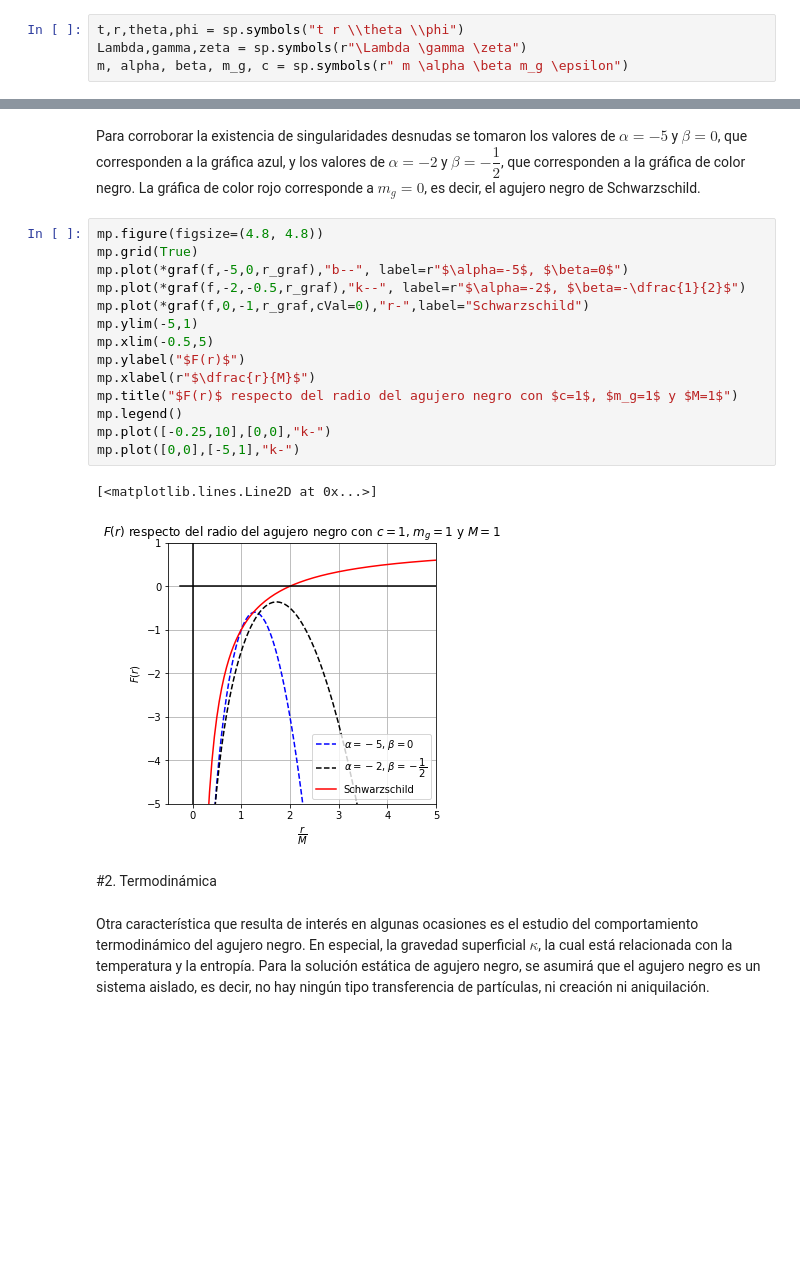
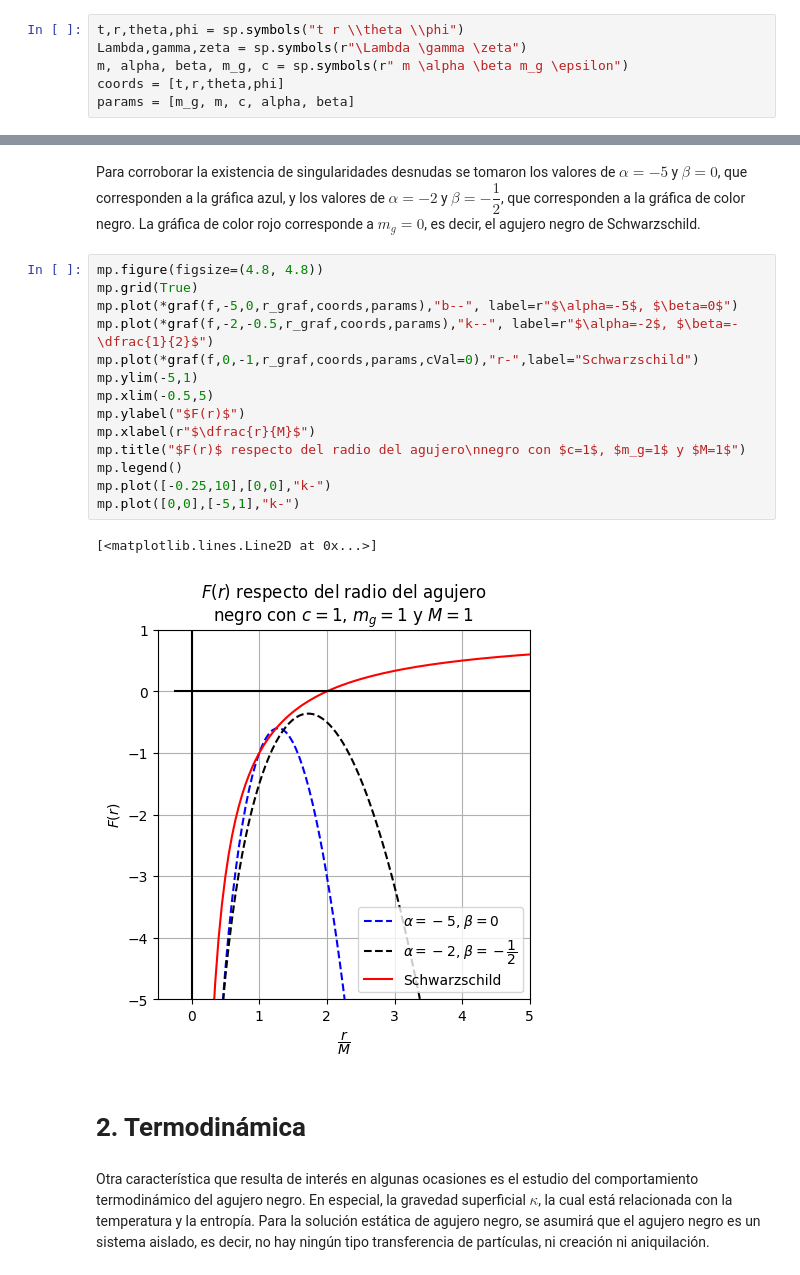
Before and after one commit to Jh0mpis/AgujerosNegrosdRGT, a Jupyter notebook: StaticSolutionProperties.ipynb, the cells around one changed output, grey strips where cells are left out. Drawn from its saved outputs; the diff is of its cells as text; blank space fills up the shorter version.

```diff
--- a/StaticSolutionProperties.ipynb
+++ b/StaticSolutionProperties.ipynb
@@ -30,6 +32,8 @@ Inicialmente, se definen las coordenadas con las que se trabajarán, estas son l
 t,r,theta,phi = sp.symbols("t r \\theta \\phi")
 Lambda,gamma,zeta = sp.symbols(r"\Lambda \gamma \zeta")
 m, alpha, beta, m_g, c = sp.symbols(r" m \alpha \beta m_g \epsilon")
+coords = [t,r,theta,phi]
+params = [m_g, m, c, alpha, beta]
 # %% [markdown]
 Los parámetos $\Lambda$, $\gamma$ y $\zeta$ dependen de los parámetros $\alpha$, $\beta$, $c$ y $m_g$  como sigue
 
@@ -292,22 +296,22 @@ Para corroborar la existencia de singularidades desnudas se tomaron los valores
 # %%
 mp.figure(figsize=(4.8, 4.8))
 mp.grid(True)
-mp.plot(*graf(f,-5,0,r_graf),"b--", label=r"$\alpha=-5$, $\beta=0$")
-mp.plot(*graf(f,-2,-0.5,r_graf),"k--", label=r"$\alpha=-2$, $\beta=-\dfrac{1}{2}$")
-mp.plot(*graf(f,0,-1,r_graf,cVal=0),"r-",label="Schwarzschild")
+mp.plot(*graf(f,-5,0,r_graf,coords,params),"b--", label=r"$\alpha=-5$, $\beta=0$")
+mp.plot(*graf(f,-2,-0.5,r_graf,coords,params),"k--", label=r"$\alpha=-2$, $\beta=-\dfrac{1}{2}$")
+mp.plot(*graf(f,0,-1,r_graf,coords,params,cVal=0),"r-",label="Schwarzschild")
 mp.ylim(-5,1)
 mp.xlim(-0.5,5)
 mp.ylabel("$F(r)$")
 mp.xlabel(r"$\dfrac{r}{M}$")
-mp.title("$F(r)$ respecto del radio del agujero negro con $c=1$, $m_g=1$ y $M=1$")
+mp.title("$F(r)$ respecto del radio del agujero\nnegro con $c=1$, $m_g=1$ y $M=1$")
 mp.legend()
 mp.plot([-0.25,10],[0,0],"k-")
 mp.plot([0,0],[-5,1],"k-")
 # %% [output]
 [<matplotlib.lines.Line2D at 0x...>]
-[figure, old version]
+[figure, new version]
 # %% [markdown]
-#2. Termodinámica
+# 2. Termodinámica
 # %% [markdown]
 Otra característica que resulta de interés en algunas ocasiones es el estudio del comportamiento termodinámico del agujero negro. En especial, la gravedad superficial $\kappa$, la cual está relacionada con la temperatura y la entropía. Para la solución estática de agujero negro, se asumirá que el agujero negro es un sistema aislado, es decir, no hay ningún tipo transferencia de partículas, ni creación ni aniquilación.
 # %% [markdown]
```
Also changed, not shown: parts of 12 cells of this notebook, 2 other files.
